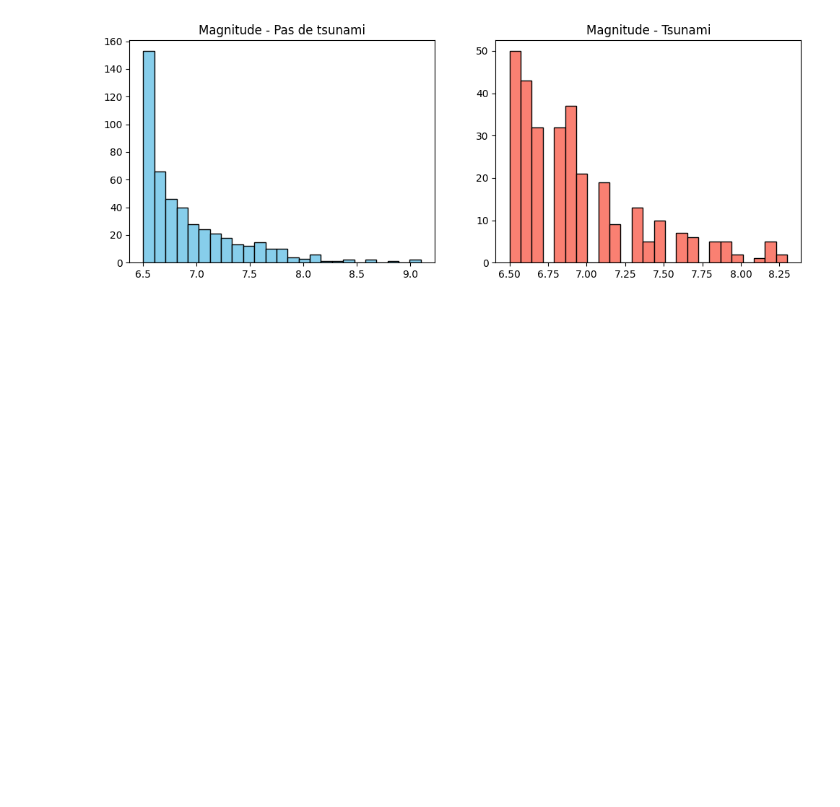
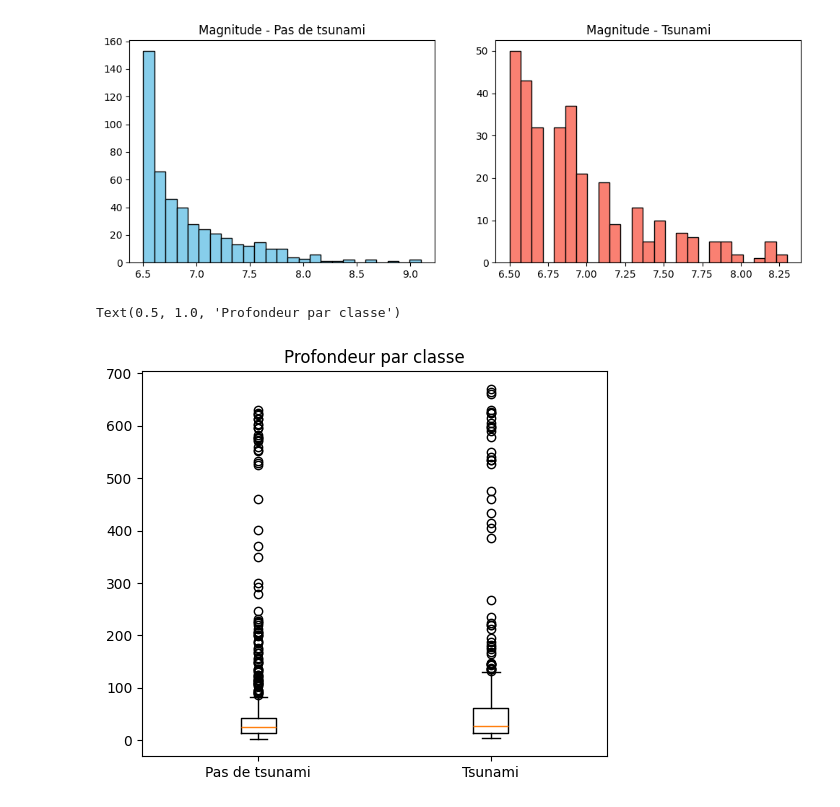
Before and after one commit to ayoub1999hannachi/earthquake-tsunami, a Jupyter notebook: notebooks/earthquake-tsunami.ipynb, the cells around one changed output. Cells and saved outputs as stored; diff of their text form; code cells hidden in the pictures; blank space fills up the shorter version.

```diff
--- a/notebooks/earthquake-tsunami.ipynb
+++ b/notebooks/earthquake-tsunami.ipynb
@@ -104,3 +104,12 @@ ax[1].set_title('Magnitude - Tsunami')
 # %% [output]
 Text(0.5, 1.0, 'Magnitude - Tsunami')
 [figure]
+# %%
+fig = plt.figure(figsize=(6,5))
+plt.boxplot([df.loc[df[TARGET]==0,'depth'].dropna(),
+             df.loc[df[TARGET]==1,'depth'].dropna()],
+            labels=['Pas de tsunami', 'Tsunami'])
+plt.title('Profondeur par classe')
+# %% [output]
+Text(0.5, 1.0, 'Profondeur par classe')
+[figure, added]
```
Also changed, not shown: parts of 3 cells of this notebook, 1 other file.
